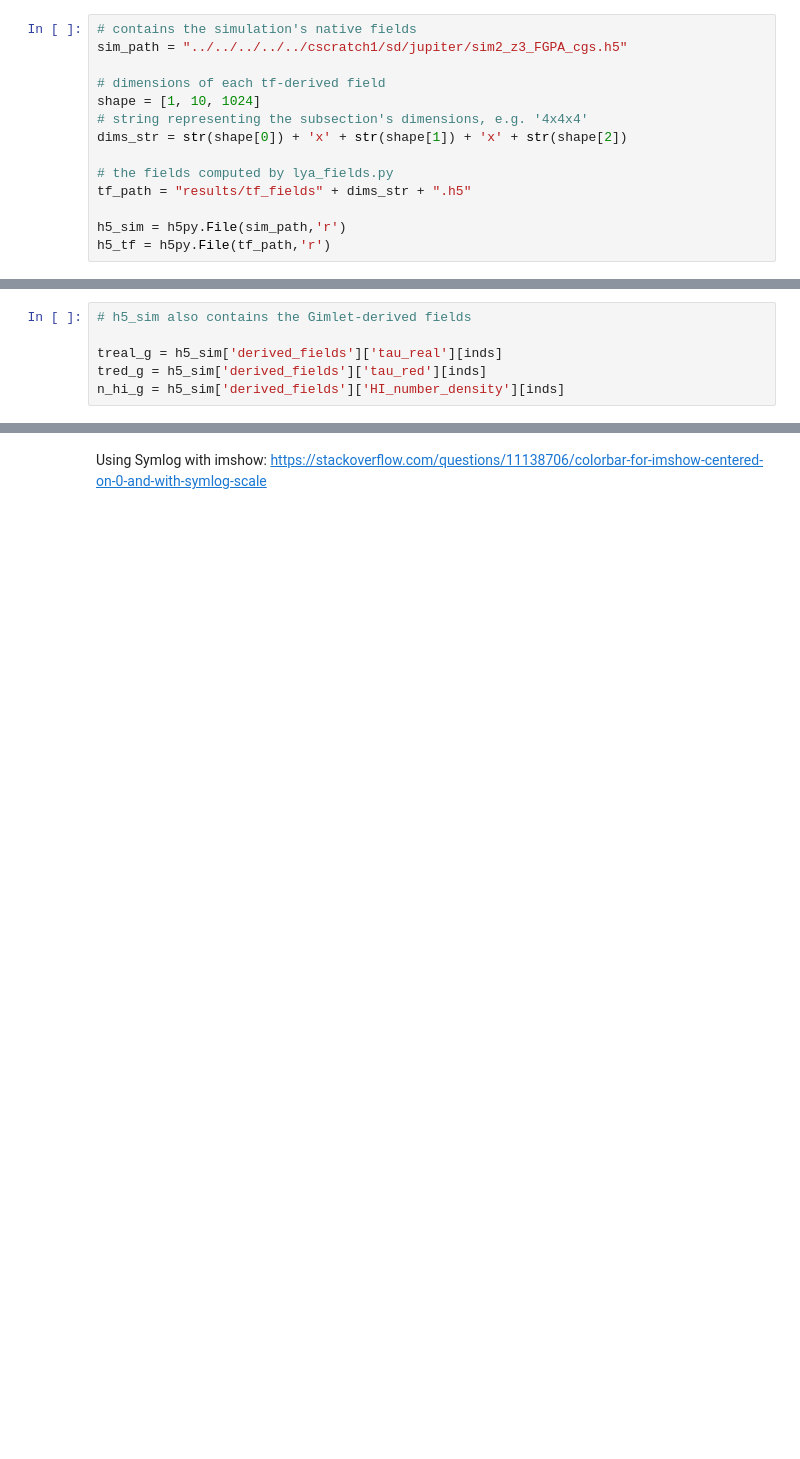
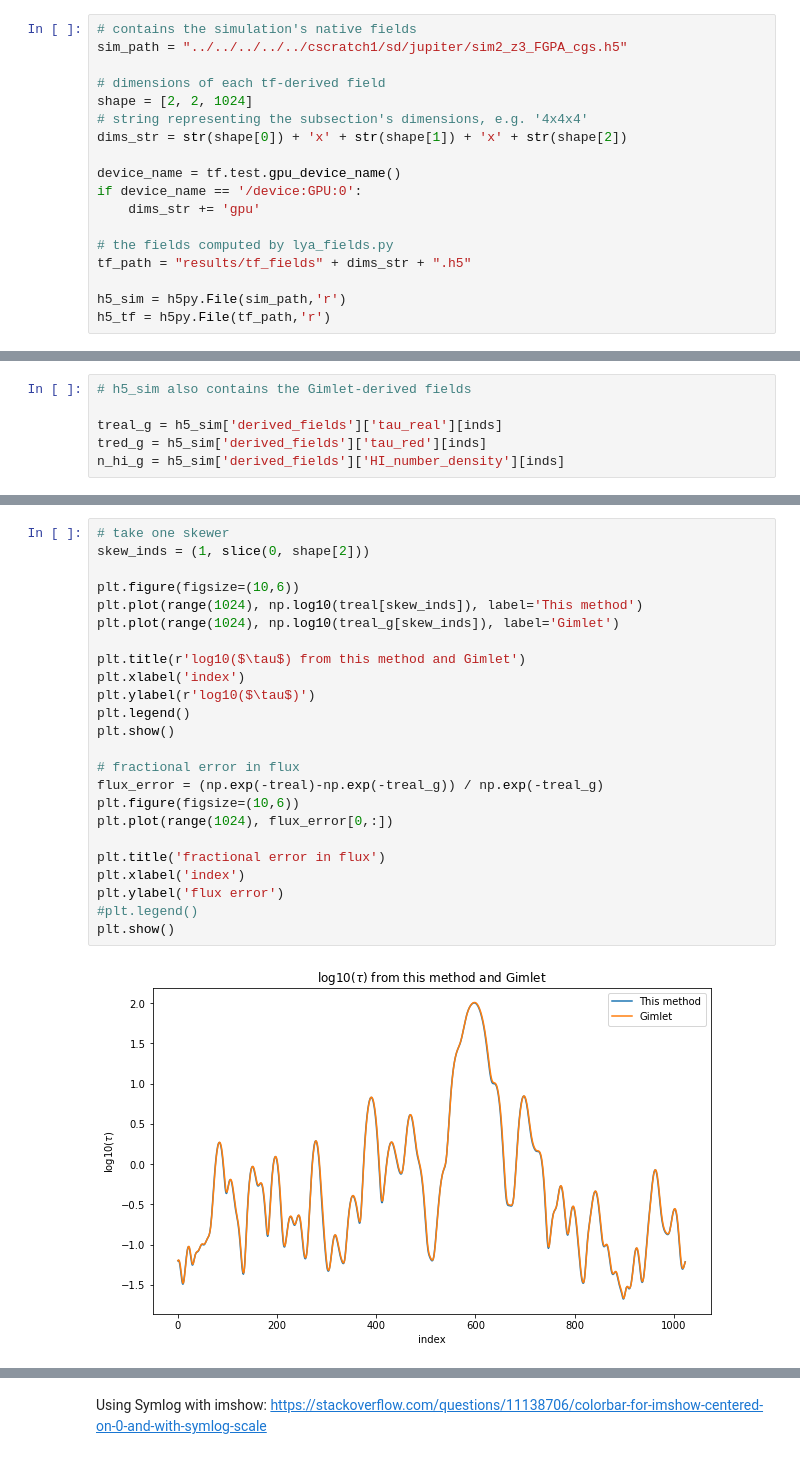
Before and after one commit to Jupiter1994/lya-tf, a Jupyter notebook: lya_fields/plot_fields.ipynb, the cells around one changed output, grey strips where cells are left out. Drawn from its saved outputs; the diff is of its cells as text; blank space fills up the shorter version.

```diff
--- a/lya_fields/plot_fields.ipynb
+++ b/lya_fields/plot_fields.ipynb
@@ -10,9 +11,13 @@ import matplotlib.pyplot as plt
 sim_path = "../../../../../cscratch1/sd/jupiter/sim2_z3_FGPA_cgs.h5"
 
 # dimensions of each tf-derived field
-shape = [1, 10, 1024]
+shape = [2, 2, 1024]
 # string representing the subsection's dimensions, e.g. '4x4x4'
 dims_str = str(shape[0]) + 'x' + str(shape[1]) + 'x' + str(shape[2])
+
+device_name = tf.test.gpu_device_name()
+if device_name == '/device:GPU:0':
+    dims_str += 'gpu'
 
 # the fields computed by lya_fields.py
 tf_path = "results/tf_fields" + dims_str + ".h5"
@@ -130,0 +130,26 @@ plt.show()
+# %%
+# take one skewer
+skew_inds = (1, slice(0, shape[2]))
+
+plt.figure(figsize=(10,6))
+plt.plot(range(1024), np.log10(treal[skew_inds]), label='This method')
+plt.plot(range(1024), np.log10(treal_g[skew_inds]), label='Gimlet')
+
+plt.title(r'log10($\tau$) from this method and Gimlet')
+plt.xlabel('index')
+plt.ylabel(r'log10($\tau$)')
+plt.legend()
+plt.show()
+
+# fractional error in flux
+flux_error = (np.exp(-treal)-np.exp(-treal_g)) / np.exp(-treal_g)
+plt.figure(figsize=(10,6))
+plt.plot(range(1024), flux_error[0,:])
+
+plt.title('fractional error in flux')
+plt.xlabel('index')
+plt.ylabel('flux error')
+#plt.legend()
+plt.show()
+# %% [output]
+[figure, added]
```
Also changed, not shown: parts of 13 cells of this notebook, 7 other files.
